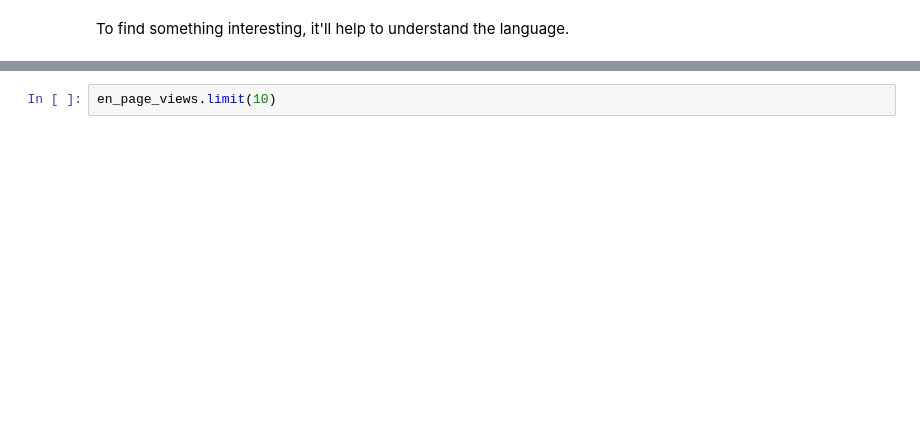
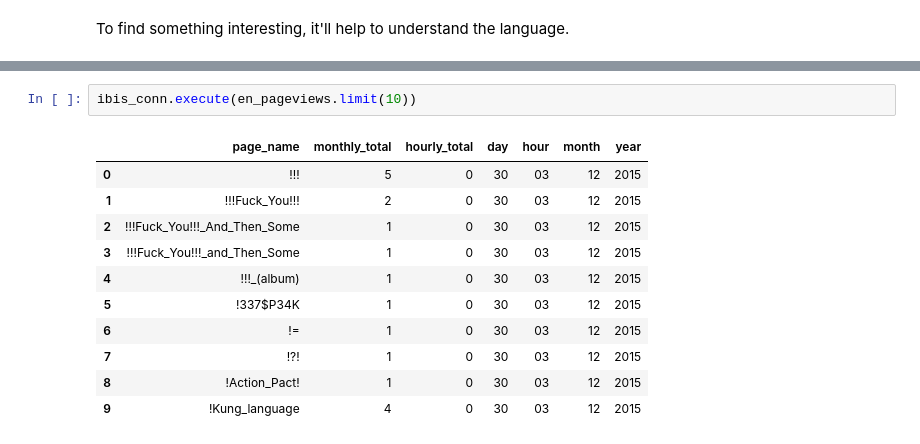
Before and after one commit to hougs/py-hadoop-tutorial, a Jupyter notebook: Data Exploration-Learning the Ibis API.ipynb, the cells around one changed output, grey strips where cells are left out. Drawn from its saved outputs; the diff is of its cells as text; blank space fills up the shorter version.

```diff
--- a/Data Exploration-Learning the Ibis API.ipynb
+++ b/Data Exploration-Learning the Ibis API.ipynb
@@ -111,4 +115,16 @@ en_page_views = pageviews_tbl[pageviews_tbl.project_name == 'en'].projection(['p
                                                                              'month',
                                                                              'year'])
 # %%
-en_page_views.limit(10)
+ibis_conn.execute(en_pageviews.limit(10))
+# %% [output]
+|  | page_name | monthly_total | hourly_total | day | hour | month | year |
+| 0 | !!! | 5 | 0 | 30 | 03 | 12 | 2015 |
+| 1 | !!!Fuck_You!!! | 2 | 0 | 30 | 03 | 12 | 2015 |
+| 2 | !!!Fuck_You!!!_And_Then_Some | 1 | 0 | 30 | 03 | 12 | 2015 |
+| 3 | !!!Fuck_You!!!_and_Then_Some | 1 | 0 | 30 | 03 | 12 | 2015 |
+| 4 | !!!_(album) | 1 | 0 | 30 | 03 | 12 | 2015 |
+| 5 | !337$P34K | 1 | 0 | 30 | 03 | 12 | 2015 |
+| 6 | != | 1 | 0 | 30 | 03 | 12 | 2015 |
+| 7 | !?! | 1 | 0 | 30 | 03 | 12 | 2015 |
+| 8 | !Action_Pact! | 1 | 0 | 30 | 03 | 12 | 2015 |
+| 9 | !Kung_language | 4 | 0 | 30 | 03 | 12 | 2015 |
```
Also changed, not shown: parts of 21 cells of this notebook.
